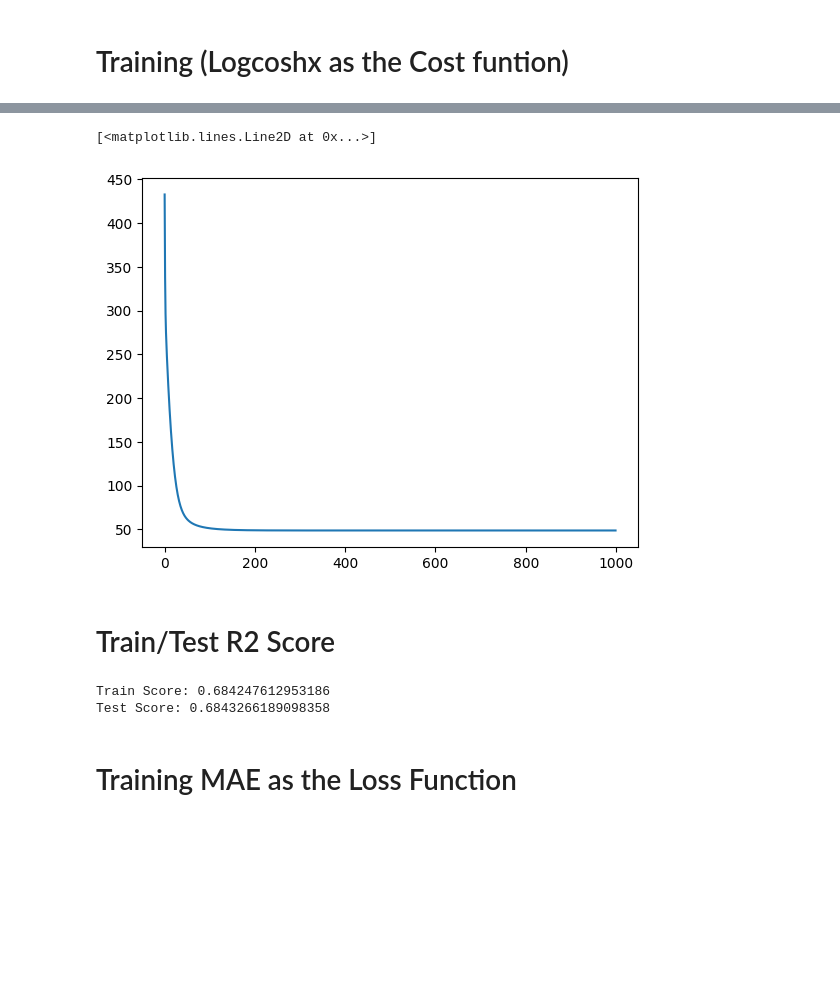
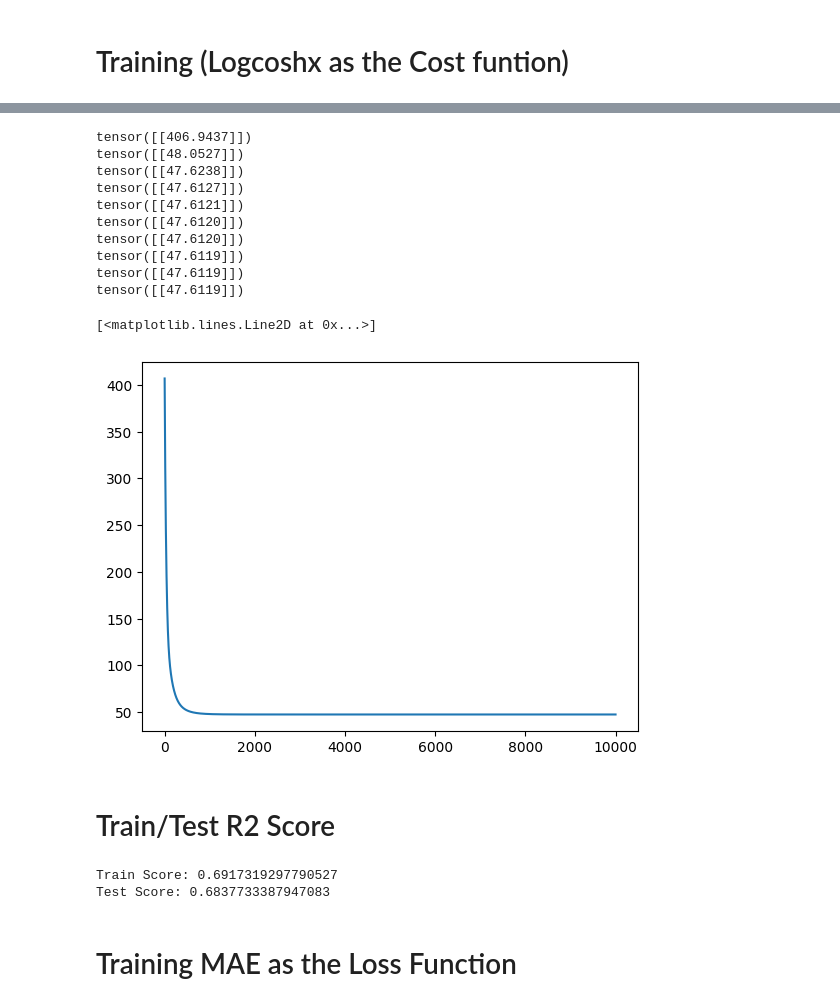
Before and after one commit to Bikash9841/AI-Trainee-Week-3, a Jupyter notebook: Linear_Regression/Assignment_linear_regression.ipynb, the cells around one changed output, grey strips where cells are left out. Cells and saved outputs as stored; diff of their text form; code cells hidden in the pictures; blank space fills up the shorter version.

```diff
--- a/Linear_Regression/Assignment_linear_regression.ipynb
+++ b/Linear_Regression/Assignment_linear_regression.ipynb
@@ -285,11 +317,14 @@ for feat in categorical_features:
     if feat!='furnishingstatus':
         n_df[feat]=[1 if val=='yes' else 0 for val in n_df[feat].values]
     else:
-        n_df['furnishingstatus'] = n_df['furnishingstatus'].replace({
-        'unfurnished': 0,
-        'semi-furnished': 1,
-        'furnished': 2
-})
+        # n_df['furnishingstatus'] = n_df['furnishingstatus'].replace({
+        # 'unfurnished': 0,
+        # 'semi-furnished': 1,
+        # 'furnished': 2
+        dum=pd.get_dummies(n_df['furnishingstatus'],prefix='furnishing')
+        n_df=pd.concat([n_df,dum.astype(int)],axis=1)
+        n_df.drop(columns=['furnishingstatus'],inplace=True)
+# })
 
 n_df.tail()
 # %% [output]
@@ -435,7 +458,7 @@ def StandardScaler(train_df,test_df,column):
         train_df[column]=(train_df[column]-train_df[column].min())/(train_df[column].max()-train_df[column].min())
 
 
-def split_and_scale(df):
+def split_and_scale(dfs):
     """
     df: new dataframe
 
@@ -444,8 +467,8 @@ def split_and_scale(df):
     """
 
     # splitting training and test dataframe
-    train_df=df.iloc[0:int(df.shape[0]*0.65),:]
-    test_df=df.iloc[int(df.shape[0]*0.65):,:]
+    train_df=dfs.iloc[0:int(dfs.shape[0]*0.65),:]
+    test_df=dfs.iloc[int(dfs.shape[0]*0.65):,:]
 
 
     # now scale the data on each columns
@@ -511,7 +534,7 @@ torch.float32
 # %%
 loss_list=[]
 # %%
-for i in range(4000):
+for i in range(10000):
 
     Y_hat=X_train@W+b
 
@@ -565,33 +584,46 @@ torch.float32
 loss_list=[]
 # %%
 # train the model
-for i in range(1000):
+for i in range(10000):
     Y_hat=X_train@W+b
 
-    Loss=torch.log(torch.cosh(Y_hat-Y_train)).sum()
-    loss_list.append(Loss)
+    Loss=torch.log(torch.cosh(Y_hat-Y_train)).sum()+ (0.5*(W.T@W))
+    loss_list.append(Loss.squeeze())
 
     dL_dy_hat=torch.tanh(Y_hat-Y_train)
     dy_hat_dW=X_train
     dL_db=dL_dy_hat.sum()
-    dL_dW=dy_hat_dW.T@dL_dy_hat
+    dL_dW=dy_hat_dW.T@dL_dy_hat+2*0.1*W
 
-    W-=0.001*dL_dW
-    b-=0.001*dL_db
+    W-=0.0001*dL_dW
+    b-=0.0001*dL_db
+
+    if i %1000 ==0 :
+        print(Loss)
 
 # plot the loss
 plt.plot(loss_list)
 # %% [output]
-[<matplotlib.lines.Line2D at 0x...>]
+tensor([[406.9437]])
+tensor([[48.0527]])
+tensor([[47.6238]])
+tensor([[47.6127]])
+tensor([[47.6121]])
+tensor([[47.6120]])
+tensor([[47.6120]])
+tensor([[47.6119]])
+tensor([[47.6119]])
+tensor([[47.6119]])
+[<matplotlib.lines.Line2D at 0x...>]
-[figure, old version]
+[figure, new version]
 # %% [markdown]
 # Train/Test R2 Score
 # %%
-print(f"Train Score: {R2_score(Y_hat.numpy(),Y_train.numpy())}")
-print(f"Test Score: {R2_score((X_test@W+b).numpy(),Y_test.numpy())}")
+print(f"Train Score: {R2_score(Y_hat,Y_train)}")
+print(f"Test Score: {R2_score((X_test@W+b),Y_test)}")
 # %% [output]
-Train Score: 0.684247612953186
-Test Score: 0.6843266189098358
+Train Score: 0.6917319297790527
+Test Score: 0.6837733387947083
 # %%
 # sns.pairplot(train_df)
 # %% [markdown]
```
Also changed, not shown: parts of 26 cells of this notebook.
